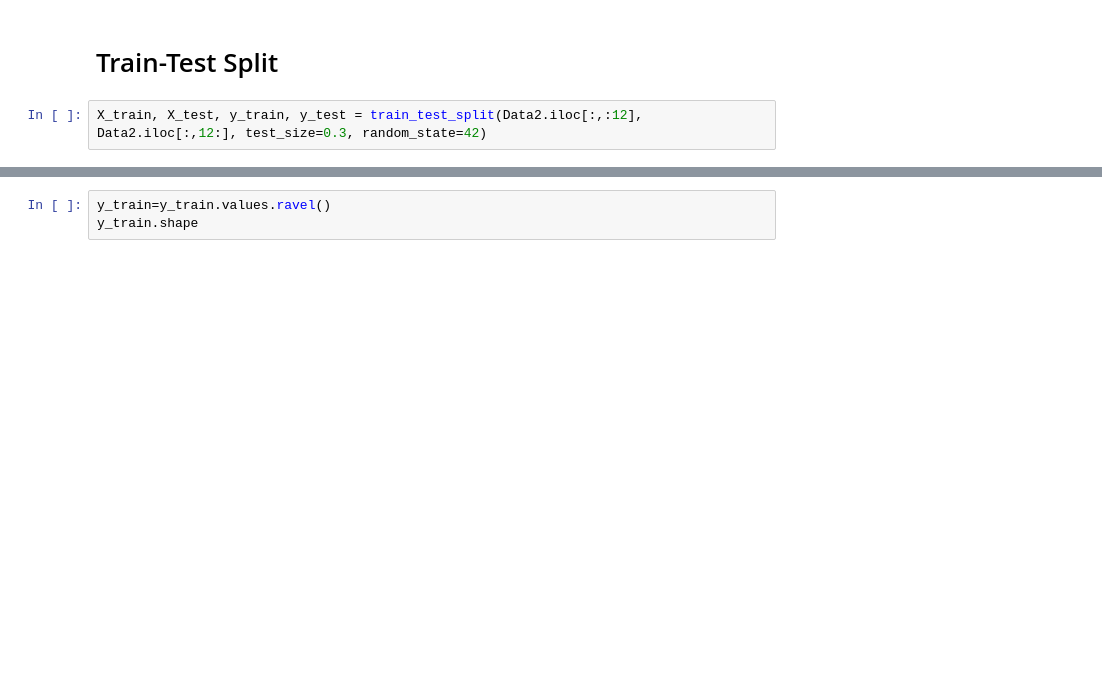
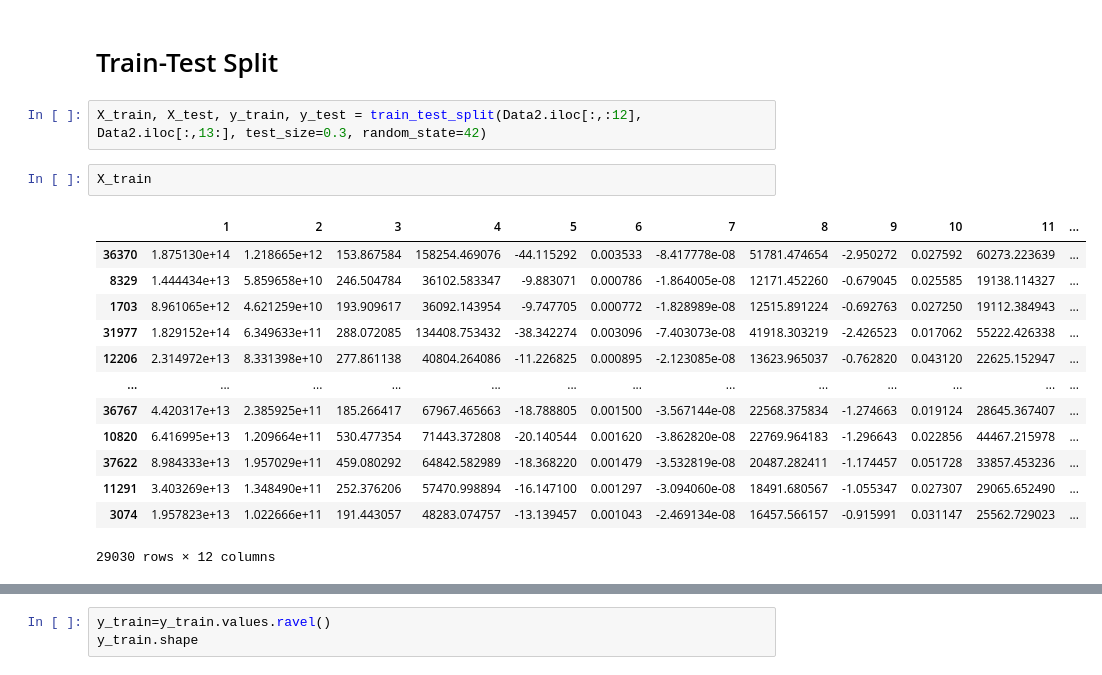
Before and after one commit to gupta-15/ML_Project, a Jupyter notebook: ML Project.ipynb, the cells around one changed output, grey strips where cells are left out. Saved outputs shown, nothing was run; the diff lists cells and outputs as text; blank space fills up the shorter version.

```diff
--- a/ML Project.ipynb
+++ b/ML Project.ipynb
@@ -20,4 +65,20 @@ Data2=Data2.sample(frac=1) #Shuffling the dataset
 # %% [markdown]
 # Train-Test Split
 # %%
-X_train, X_test, y_train, y_test = train_test_split(Data2.iloc[:,:12], Data2.iloc[:,12:], test_size=0.3, random_state=42)
+X_train, X_test, y_train, y_test = train_test_split(Data2.iloc[:,:12], Data2.iloc[:,13:], test_size=0.3, random_state=42)
+# %%
+X_train
+# %% [output]
+|  | 1 | 2 | 3 | 4 | 5 | 6 | 7 | 8 | 9 | 10 | 11 | ... |
+| 36370 | 1.875130e+14 | 1.218665e+12 | 153.867584 | 158254.469076 | -44.115292 | 0.003533 | -8.417778e-08 | 51781.474654 | -2.950272 | 0.027592 | 60273.223639 | ... |
+| 8329 | 1.444434e+13 | 5.859658e+10 | 246.504784 | 36102.583347 | -9.883071 | 0.000786 | -1.864005e-08 | 12171.452260 | -0.679045 | 0.025585 | 19138.114327 | ... |
+| 1703 | 8.961065e+12 | 4.621259e+10 | 193.909617 | 36092.143954 | -9.747705 | 0.000772 | -1.828989e-08 | 12515.891224 | -0.692763 | 0.027250 | 19112.384943 | ... |
+| 31977 | 1.829152e+14 | 6.349633e+11 | 288.072085 | 134408.753432 | -38.342274 | 0.003096 | -7.403073e-08 | 41918.303219 | -2.426523 | 0.017062 | 55222.426338 | ... |
+| 12206 | 2.314972e+13 | 8.331398e+10 | 277.861138 | 40804.264086 | -11.226825 | 0.000895 | -2.123085e-08 | 13623.965037 | -0.762820 | 0.043120 | 22625.152947 | ... |
+| ... | ... | ... | ... | ... | ... | ... | ... | ... | ... | ... | ... | ... |
+| 36767 | 4.420317e+13 | 2.385925e+11 | 185.266417 | 67967.465663 | -18.788805 | 0.001500 | -3.567144e-08 | 22568.375834 | -1.274663 | 0.019124 | 28645.367407 | ... |
+| 10820 | 6.416995e+13 | 1.209664e+11 | 530.477354 | 71443.372808 | -20.140544 | 0.001620 | -3.862820e-08 | 22769.964183 | -1.296643 | 0.022856 | 44467.215978 | ... |
+| 37622 | 8.984333e+13 | 1.957029e+11 | 459.080292 | 64842.582989 | -18.368220 | 0.001479 | -3.532819e-08 | 20487.282411 | -1.174457 | 0.051728 | 33857.453236 | ... |
+| 11291 | 3.403269e+13 | 1.348490e+11 | 252.376206 | 57470.998894 | -16.147100 | 0.001297 | -3.094060e-08 | 18491.680567 | -1.055347 | 0.027307 | 29065.652490 | ... |
+| 3074 | 1.957823e+13 | 1.022666e+11 | 191.443057 | 48283.074757 | -13.139457 | 0.001043 | -2.469134e-08 | 16457.566157 | -0.915991 | 0.031147 | 25562.729023 | ... |
+29030 rows × 12 columns
```
Also changed, not shown: parts of 28 cells of this notebook, 1 other file.
